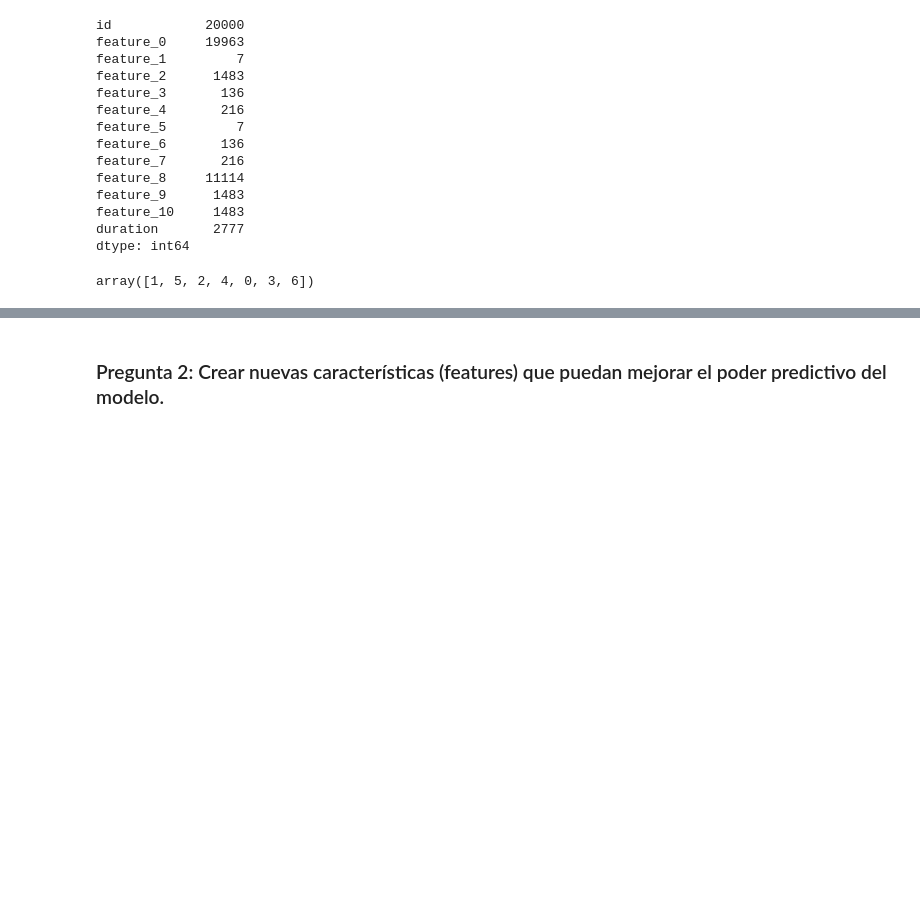
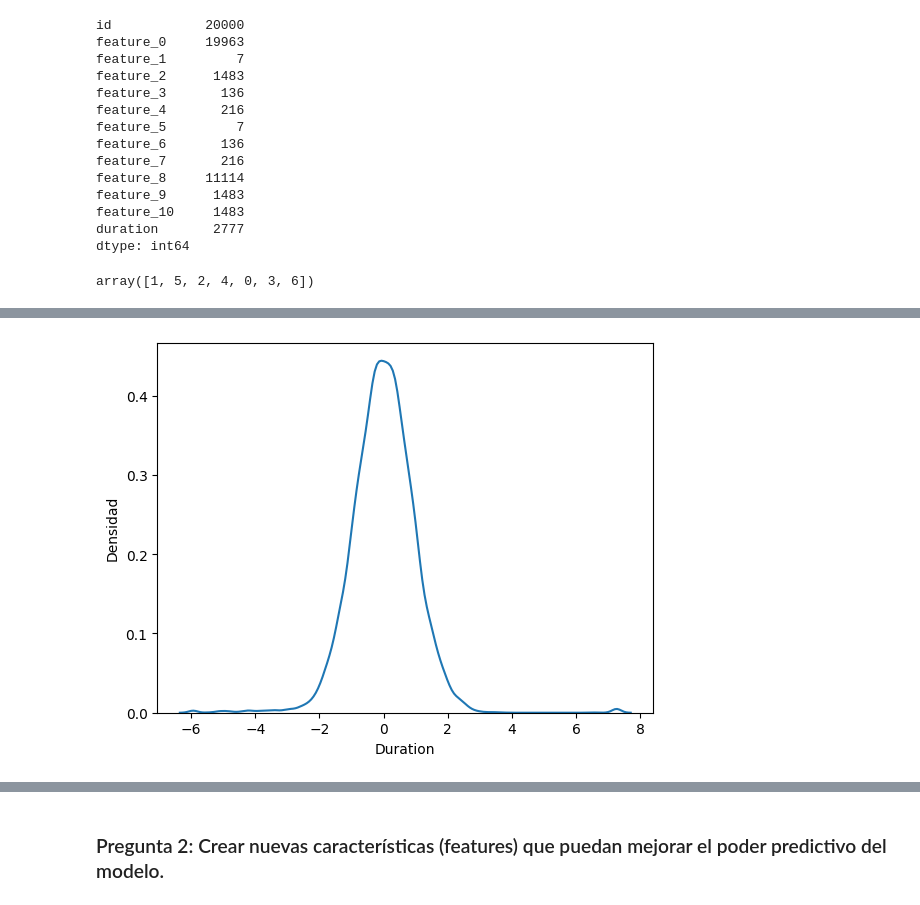
Before and after one commit to jgilaberts/Prueba-Github, a Jupyter notebook: Practica Final_Javier Gilabert_GitHub.ipynb, the cells around one changed output, grey strips where cells are left out. Saved outputs shown, nothing was run; the diff lists cells and outputs as text; code cells hidden in the pictures; blank space fills up the shorter version.

```diff
--- a/Practica Final_Javier Gilabert_GitHub.ipynb
+++ b/Practica Final_Javier Gilabert_GitHub.ipynb
@@ -111,0 +135,9 @@ pd.DataFrame(uber_df.dtypes).T
+# %%
+uber_df['duration'] = PowerTransformer(method='yeo-johnson').fit_transform(uber_df[['duration']])
+
+sns.kdeplot(uber_df['duration'])
+plt.xlabel('Duration')
+plt.ylabel('Densidad')
+plt.show()
+# %% [output]
+[figure, added]
```
Also changed, not shown: parts of 5 cells of this notebook.
